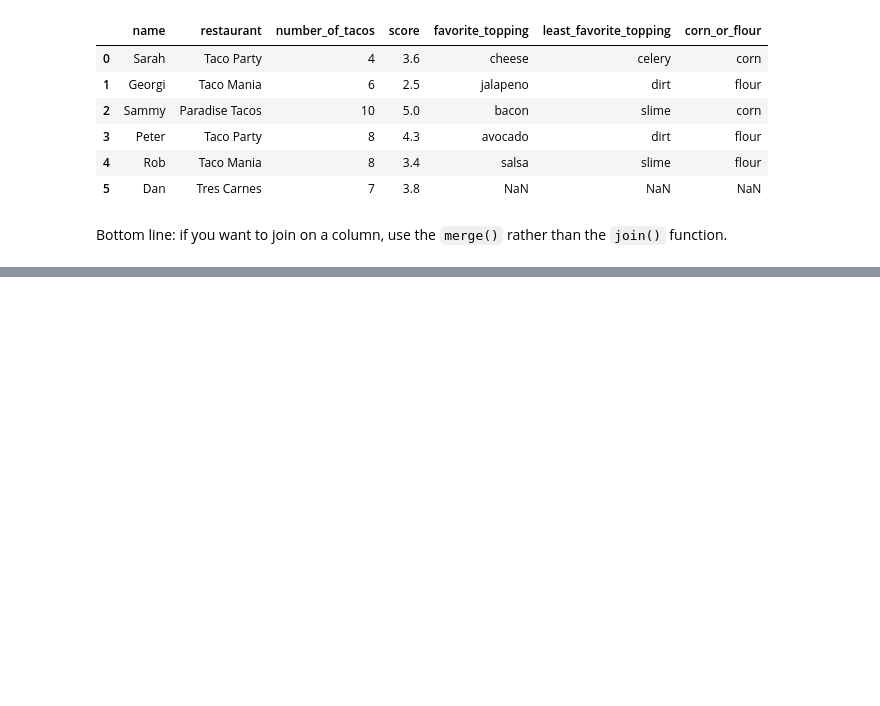
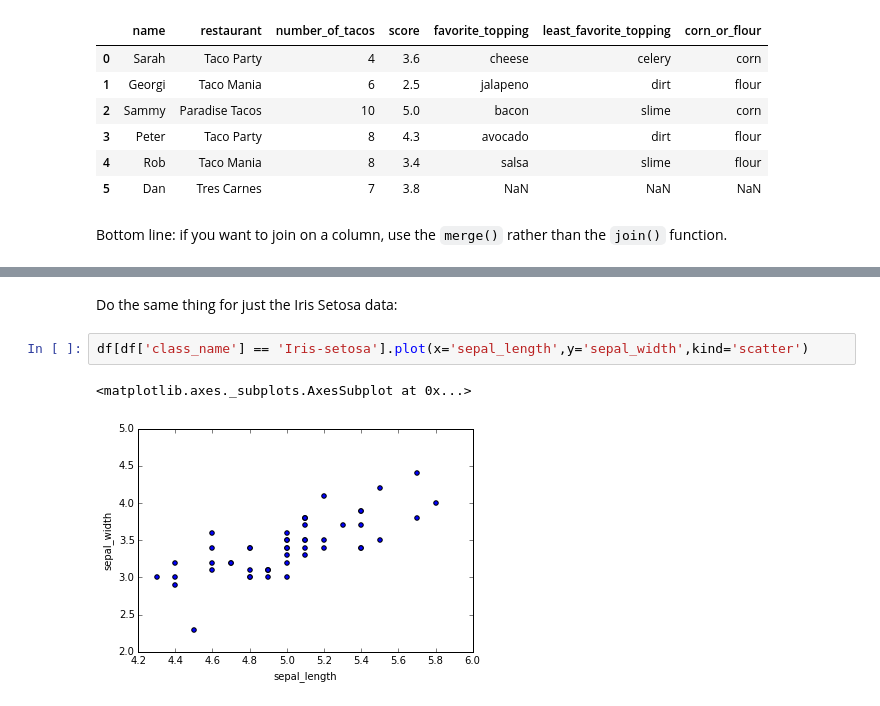
Before and after one commit to bleemsz/thw_intro_pandas, a Jupyter notebook: intro_pandas.ipynb, the cells around one changed output, grey strips where cells are left out. Saved outputs shown, nothing was run; the diff lists cells and outputs as text; blank space fills up the shorter version.

```diff
--- a/intro_pandas.ipynb
+++ b/intro_pandas.ipynb
@@ -895,0 +951,7 @@
+# %% [markdown]
+Do the same thing for just the Iris Setosa data:
+# %%
+df[df['class_name'] == 'Iris-setosa'].plot(x='sepal_length',y='sepal_width',kind='scatter')
+# %% [output]
+<matplotlib.axes._subplots.AxesSubplot at 0x...>
+[figure, added]
```
Also changed, not shown: parts of 29 cells of this notebook.
